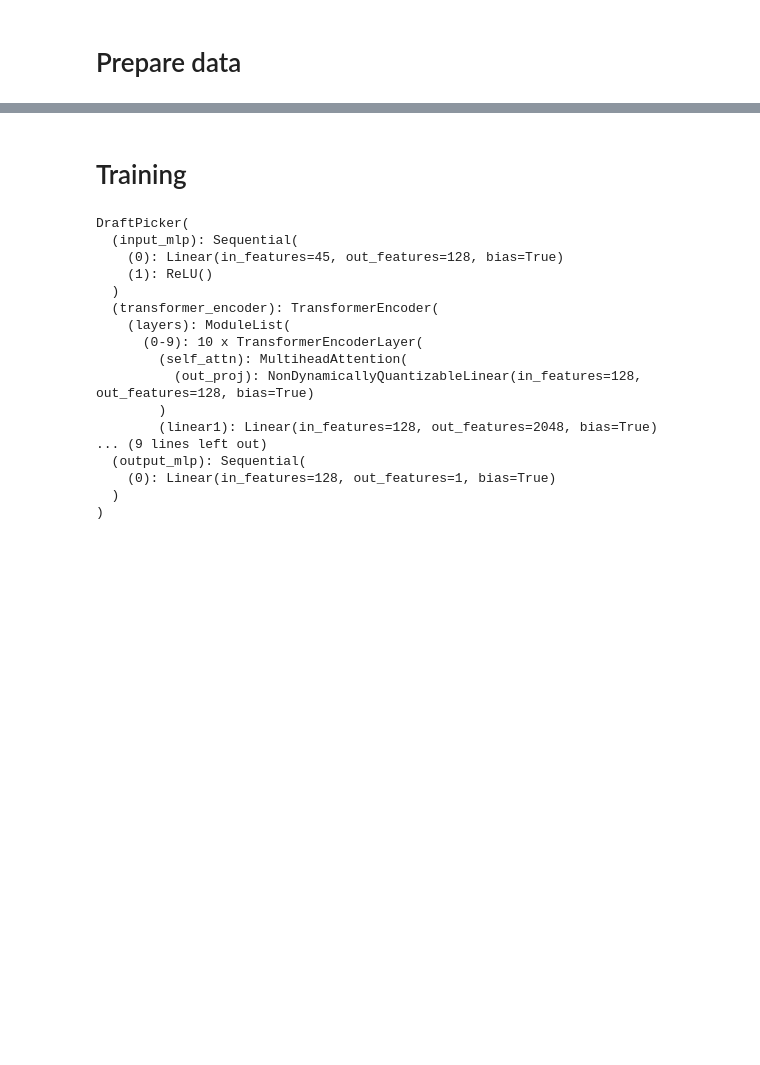
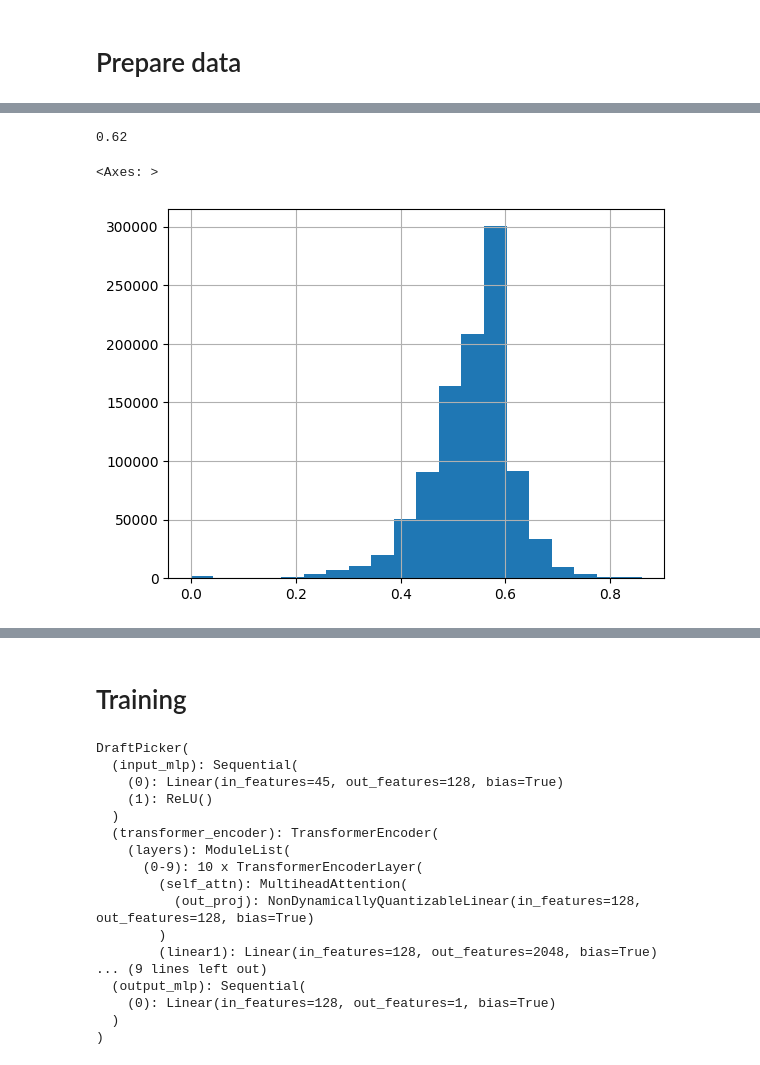
Before and after one commit to gcoter/magic-the-gathering-collection, a Jupyter notebook: notebooks/training.ipynb, the cells around one changed output, grey strips where cells are left out. Drawn from its saved outputs; the diff is of its cells as text; code cells hidden in the pictures; blank space fills up the shorter version.

```diff
--- a/notebooks/training.ipynb
+++ b/notebooks/training.ipynb
@@ -23,3 +49,12 @@ draft_data_df = pd.read_csv(draft_data_path, nrows=100_000, dtype=dtypes_dict)
+# %%
+draft_data_df["user_game_win_rate_bucket"].quantile(q=0.9)
+# %% [output]
+0.62
+# %%
+draft_data_df["user_game_win_rate_bucket"].hist(bins=20)
+# %% [output]
+<Axes: >
+[figure, added]
 # %%
 mkm_card_folder = "../data/mkm/cards"
 # %%
```
Also changed, not shown: parts of 14 cells of this notebook, 1 other file.
